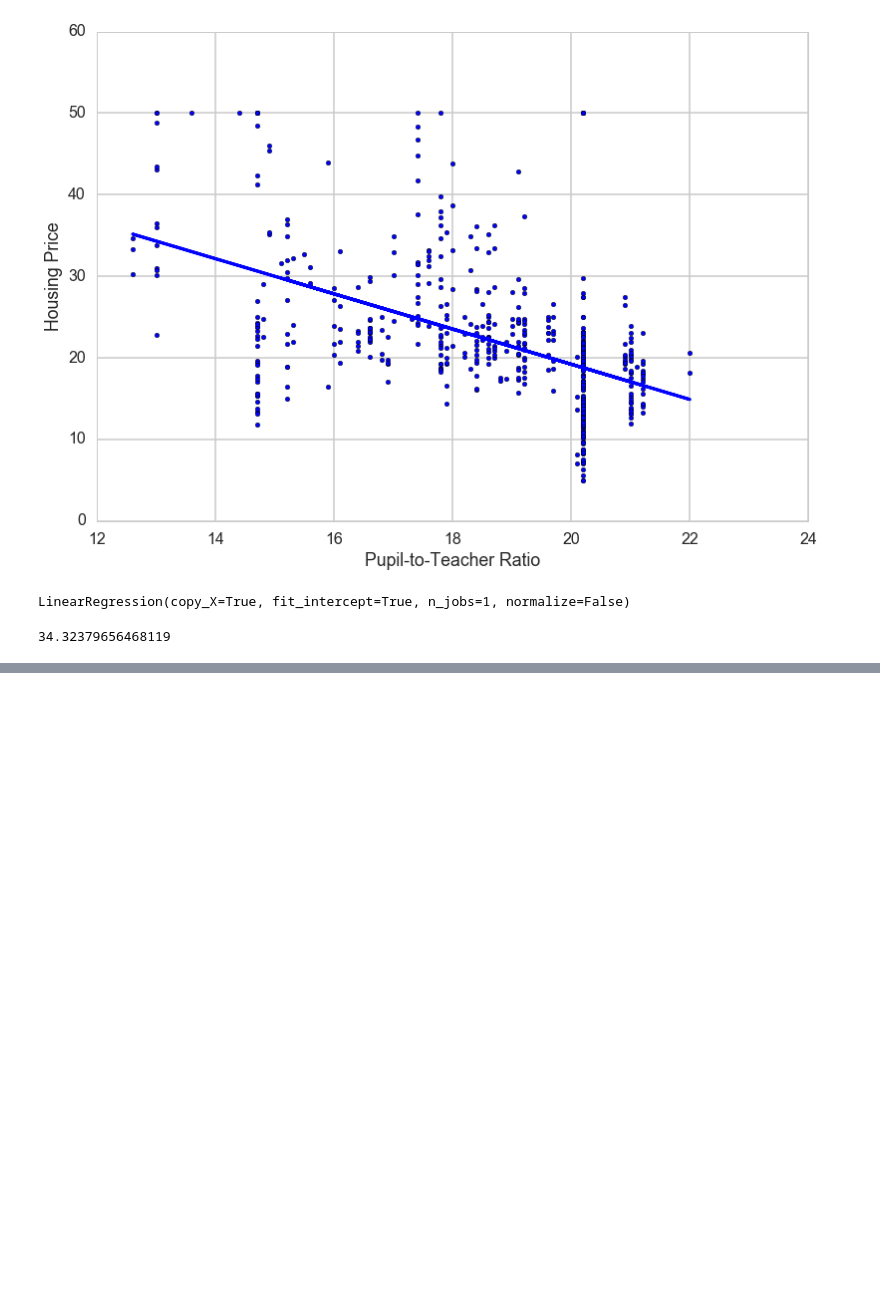
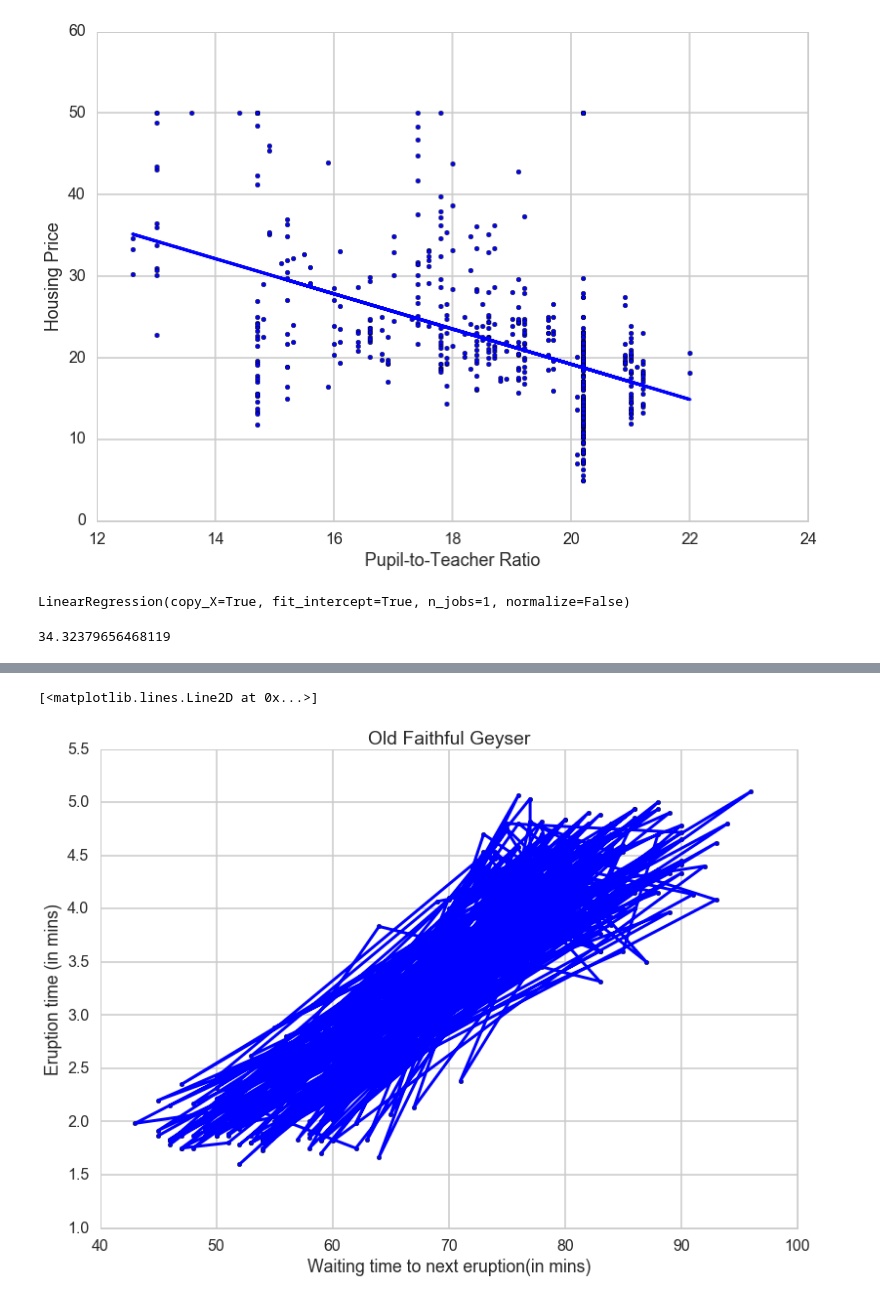
Before and after one commit to tao114/Workspace, a Jupyter notebook: cs109/Labs/2015lab4-master/Untitled.ipynb, the cells around one changed output, grey strips where cells are left out. Saved outputs shown, nothing was run; the diff lists cells and outputs as text; code cells hidden in the pictures; blank space fills up the shorter version.

```diff
--- a/cs109/Labs/2015lab4-master/Untitled.ipynb
+++ b/cs109/Labs/2015lab4-master/Untitled.ipynb
@@ -244,0 +340,5 @@ mes
+# %%
+lm = LinearRegression()
+lm.fit(x_train,y_train)
+pred_train = lm.predict(x_train)
+pred_test = lm.predict(x_test)
@@ -244,0 +349,9 @@ mes
+# %%
+plt.scatter(faithful.waiting, faithful.eruptions)
+plt.xlabel("Waiting time to next eruption(in mins)")
+plt.ylabel("Eruption time (in mins)")
+plt.title("Old Faithful Geyser")
+plt.plot(faithful.waiting,lm.predict(faithful.values),color="blue",linewidth=3)
+# %% [output]
+[<matplotlib.lines.Line2D at 0x...>]
+[figure, added]
```
Also changed, not shown: parts of 18 cells of this notebook, 1 other file.
